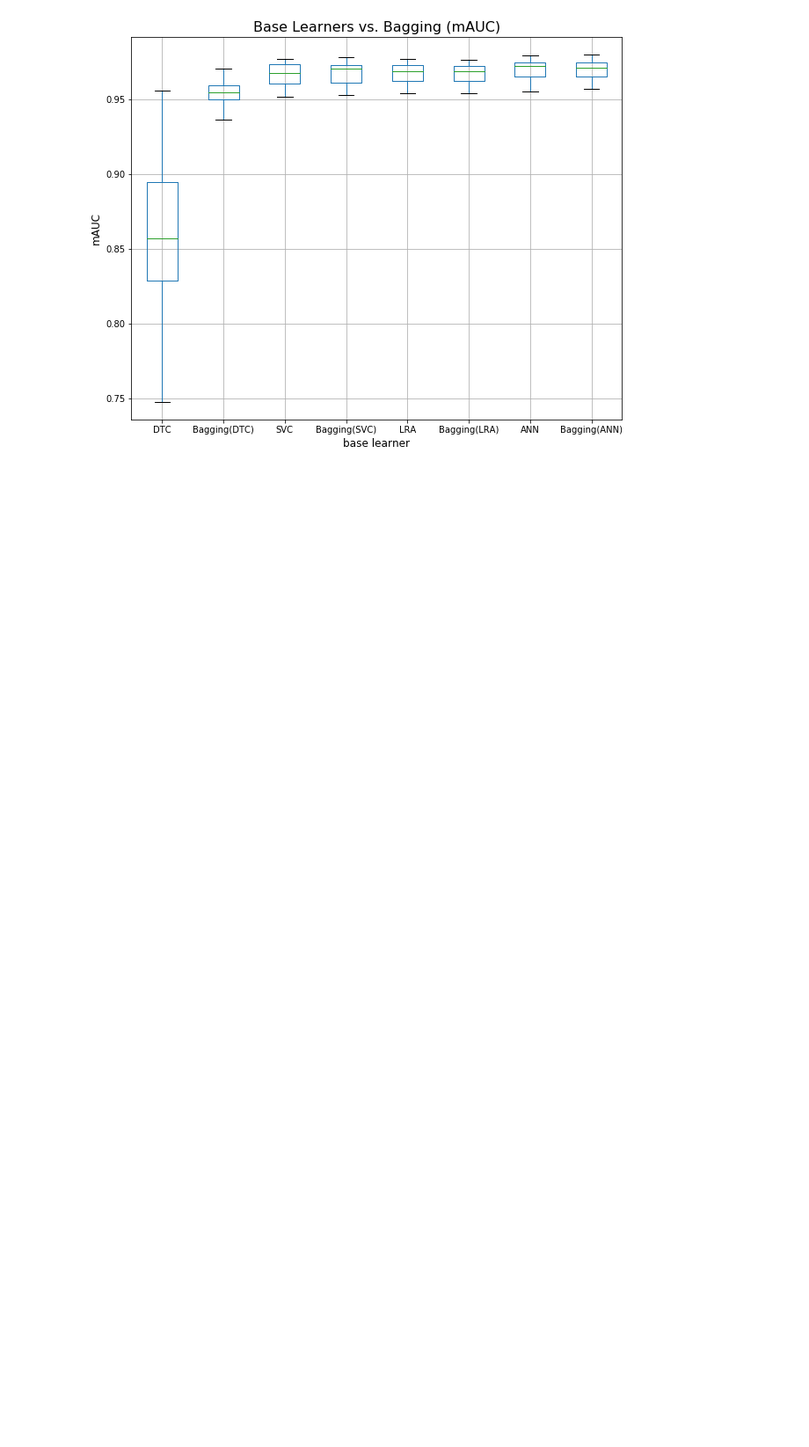
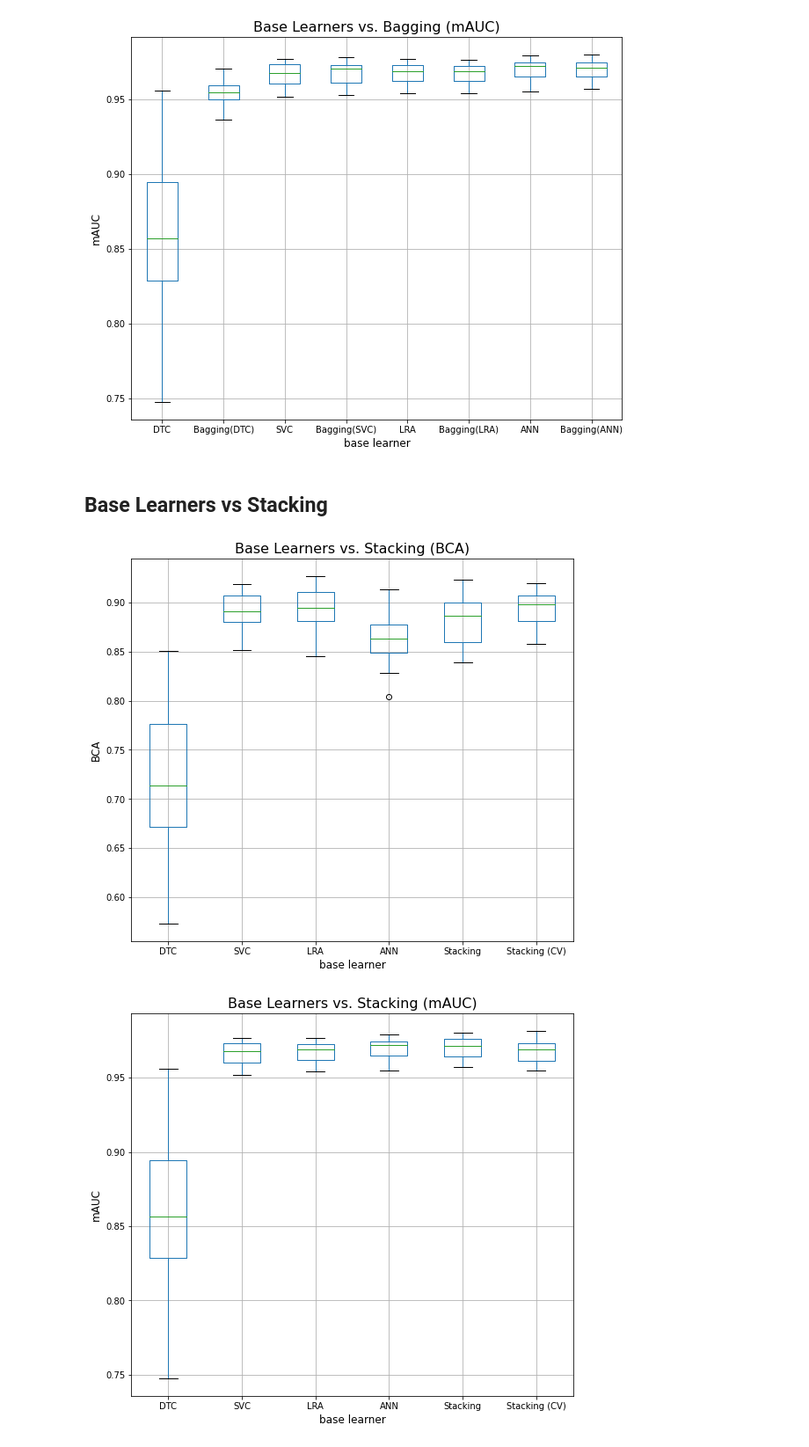
Before and after one commit to rusane/natural-computing, a Jupyter notebook: Project/Comparative Analysis.ipynb, the cells around one changed output. Shown at 88% size. Drawn from its saved outputs; the diff is of its cells as text; code cells hidden in the pictures; blank space fills up the shorter version.

Commit message:
add stacking to Comparative Analysis notebook

```diff
--- a/Project/Comparative Analysis.ipynb
+++ b/Project/Comparative Analysis.ipynb
@@ -19,6 +20,10 @@ bag_dtc_df = pd.read_csv("./results/bag_dtc.csv")
 bag_svc_df = pd.read_csv("./results/bag_svc.csv")
 bag_lra_df = pd.read_csv("./results/bag_lra.csv")
 bag_ann_df = pd.read_csv("./results/bag_ann.csv")
+
+# stacking
+stk_df = pd.read_csv('./results/stk.csv')
+stk_cv_df = pd.read_csv('./results/stk_cv.csv')
 # %%
 def create_df(dfs_dict, metric):
     """Create dataframe with only `metric` columns."""
@@ -89,3 +94,19 @@ plot_BCA_mAUC(base_bag_dict, 'Base Learners vs. Bagging')
 # %% [output]
 [figure]
 [figure]
+# %% [markdown]
+## Base Learners vs Stacking
+# %%
+base_stk_dict = {
+    'DTC': dtc_df,
+    'SVC': svc_df,
+    'LRA': lra_df,
+    'ANN': ann_df,
+    'Stacking': stk_df,
+    'Stacking (CV)': stk_cv_df
+}
+# %%
+plot_BCA_mAUC(base_stk_dict, 'Base Learners vs. Stacking')
+# %% [output]
+[figure, added]
+[figure, added]
```
Also changed, not shown: parts of 1 cell of this notebook, 1 other file.
